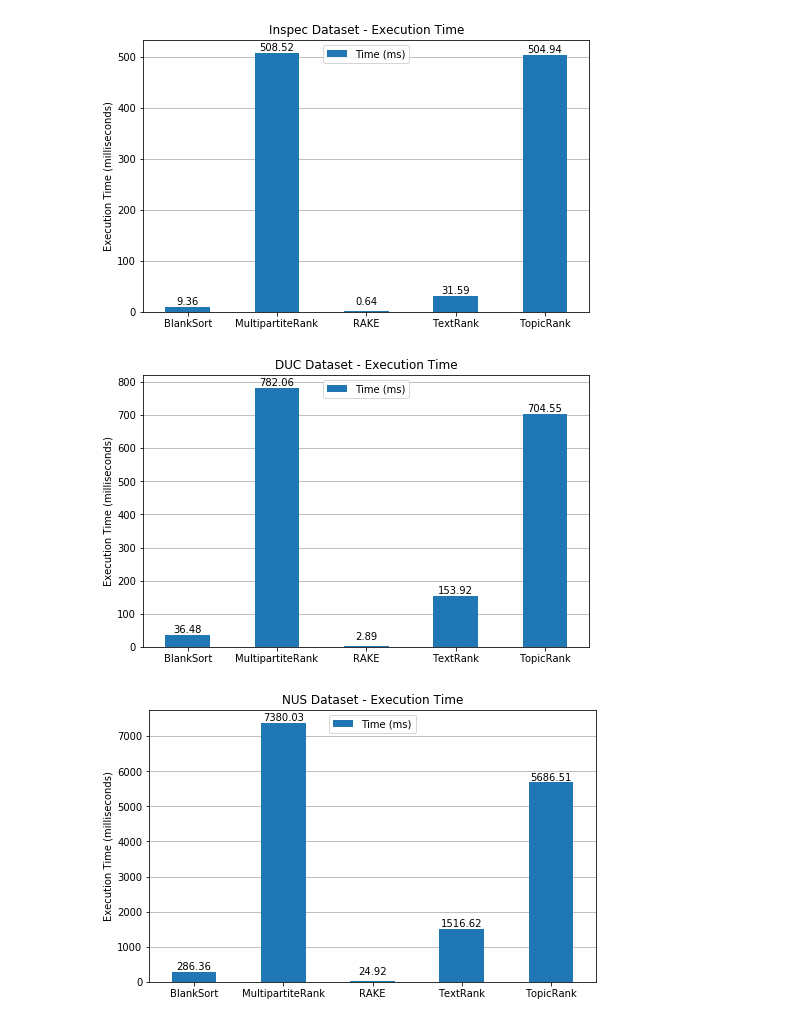
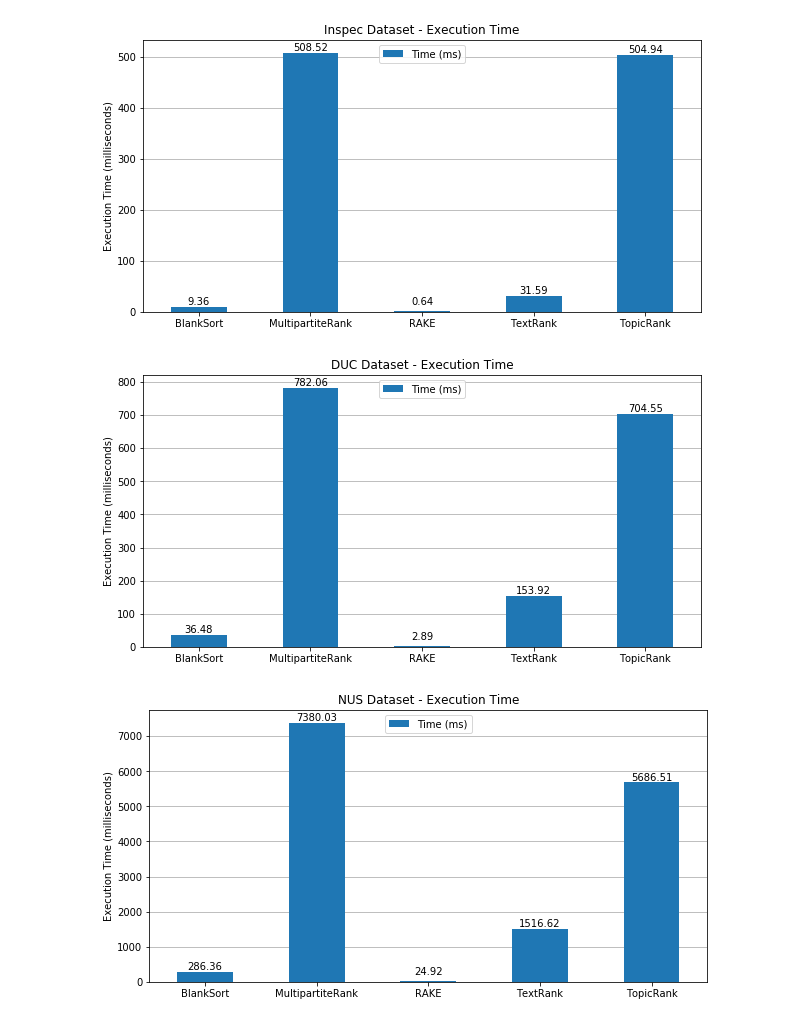
Before and after one commit to KentoNishi/BlankSort-Prototypes, a Jupyter notebook: utils/graphs.ipynb, the cells around one changed output. Cells and saved outputs as stored; diff of their text form; code cells hidden in the pictures.

```diff
--- a/utils/graphs.ipynb
+++ b/utils/graphs.ipynb
@@ -30,7 +30,7 @@ for i in range(3):
     subdata=data[i]
     metrics=[item[:3] for item in subdata]
     X = ['BlankSort','MultipartiteRank','RAKE','TextRank','TopicRank']
-    fig, ax = subplots(figsize=(8,5))
+    fig, ax = subplots(figsize=(10,5))
     df = pd.DataFrame(metrics, index=X)
     df.plot.bar(rot=0,ax=ax, width=0.5,title=datasets[i]+" Dataset - Performance")
     ax.legend(["Precision", "Recall","F1-Score"],loc="upper center")
@@ -45,21 +45,21 @@ for i in range(3):
 # %%
 for i in range(3):
     subdata=data[i]
     metrics=[item[3] for item in subdata]
     maxHeight=max(metrics)
     X = ['BlankSort','MultipartiteRank','RAKE','TextRank','TopicRank']
-    fig, ax = subplots(figsize=(8,5))
+    fig, ax = subplots(figsize=(10,5))
     df = pd.DataFrame(metrics, index=X)
     df.plot.bar(rot=0,ax=ax, width=0.5,title=datasets[i]+" Dataset - Execution Time")
     ax.legend(["Time (ms)"],loc="upper center")
     ax.set_ylabel("Execution Time (milliseconds)")
     for p in ax.patches:
         ax.annotate(np.round(p.get_height(),decimals=2), (p.get_x()+p.get_width()/2., max(0,p.get_height()-maxHeight*0.02)), ha='center', va='center', xytext=(0, 10), textcoords='offset points')
     ax.yaxis.grid()
     ax.set_axisbelow(True)
     fig.show()
     fig.savefig("C:\\Users\\kento\\Documents\\GitHub\\BlankSort-Prototypes\\images\\charts\\"+datasets[i]+"Time.svg",format="svg")
 # %% [output]
-[figure, old version]
+[figure, new version]
-[figure, old version]
+[figure, new version]
-[figure, old version]
+[figure, new version]
```
Also changed, not shown: parts of 1 cell of this notebook, 8 other files.
